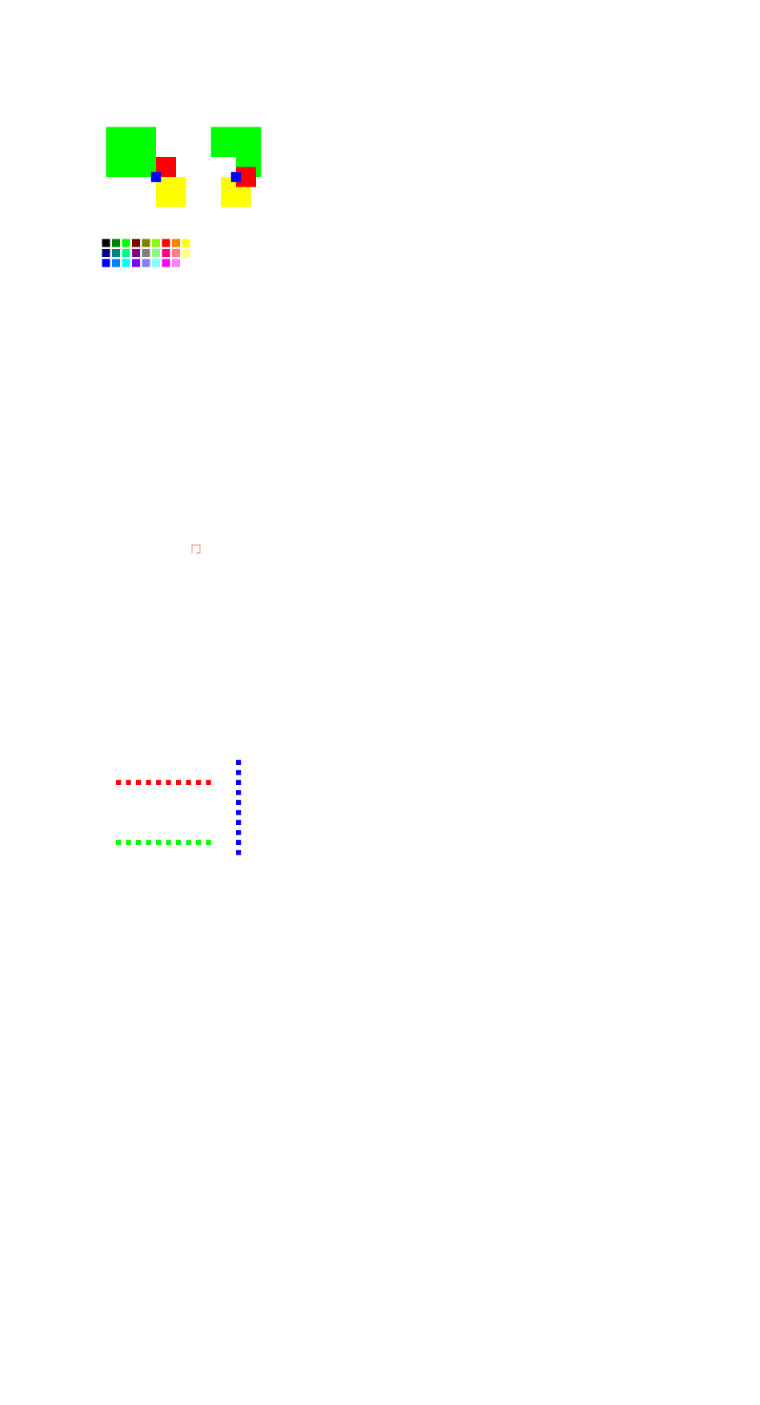
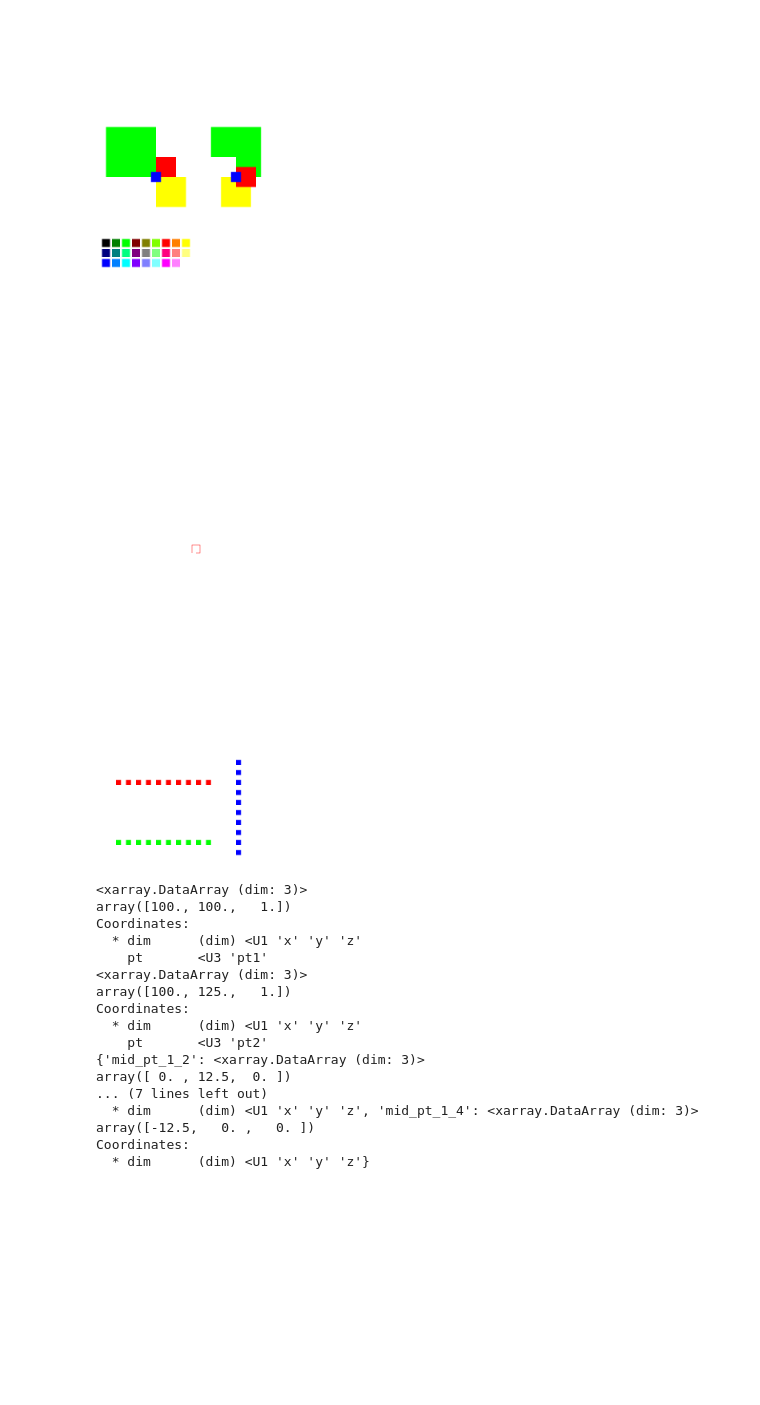
Before and after one commit to jon21o/Drawing, a Jupyter notebook: test_shapes1.ipynb, the cells around one changed output. Cells and saved outputs as stored; diff of their text form; code cells hidden in the pictures; blank space fills up the shorter version.

```diff
--- a/test_shapes1.ipynb
+++ b/test_shapes1.ipynb
@@ -202,3 +202,32 @@ def draw(context, width, height):
     rect3.draw_fill(context, 0, 0, 1)
 # %% [output]
 [figure]
+# %%
+@disp
+def draw(context, width, height):
+    rect1 = Shapes.My_Rectangle(
+        ref_pt="bot_left", ref_pt_x=100, ref_pt_y=100, width=25, height=25
+    )
+
+    print(rect1.pts["pt1"])
+    print(rect1.pts["pt2"])
+    print(rect1.mid_pts)
+# %% [output]
+<xarray.DataArray (dim: 3)>
+array([100., 100.,   1.])
+Coordinates:
+  * dim      (dim) <U1 'x' 'y' 'z'
+    pt       <U3 'pt1'
+<xarray.DataArray (dim: 3)>
+array([100., 125.,   1.])
+Coordinates:
+  * dim      (dim) <U1 'x' 'y' 'z'
+    pt       <U3 'pt2'
+{'mid_pt_1_2': <xarray.DataArray (dim: 3)>
+array([ 0. , 12.5,  0. ])
+... (7 lines left out)
+  * dim      (dim) <U1 'x' 'y' 'z', 'mid_pt_1_4': <xarray.DataArray (dim: 3)>
+array([-12.5,   0. ,   0. ])
+Coordinates:
+  * dim      (dim) <U1 'x' 'y' 'z'}
+[figure, added]
```
Also changed, not shown: 1 other file.
